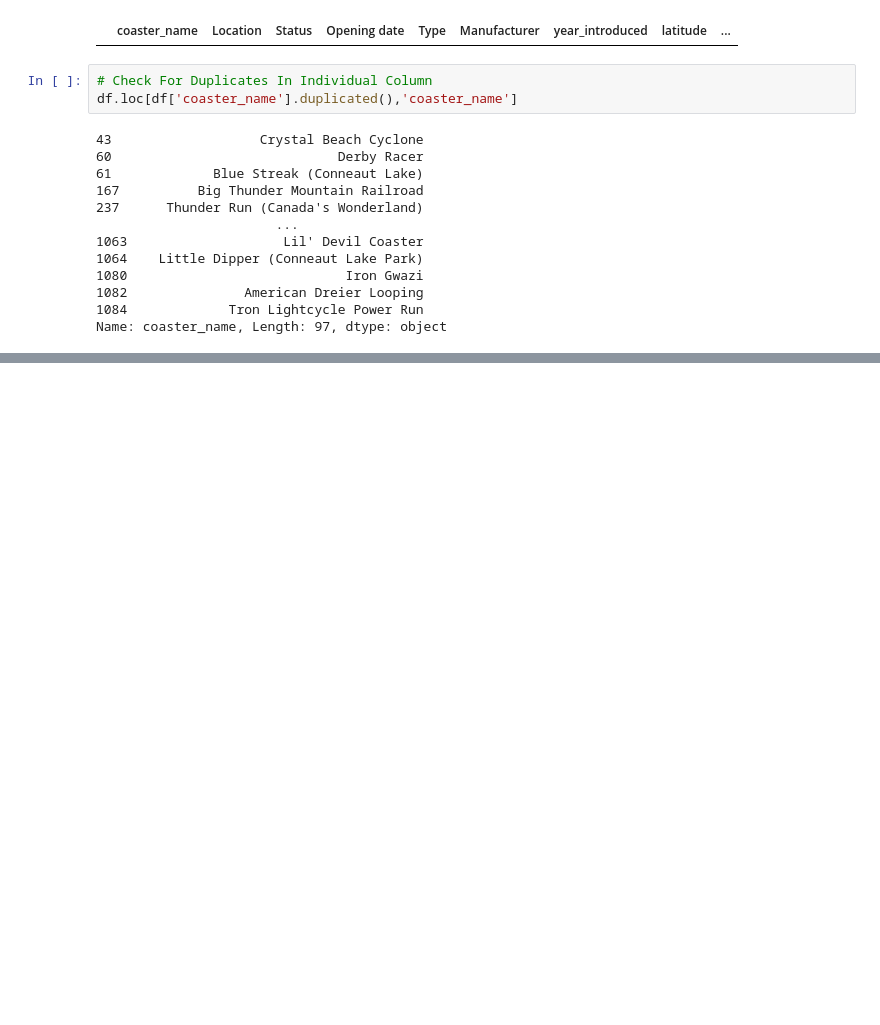
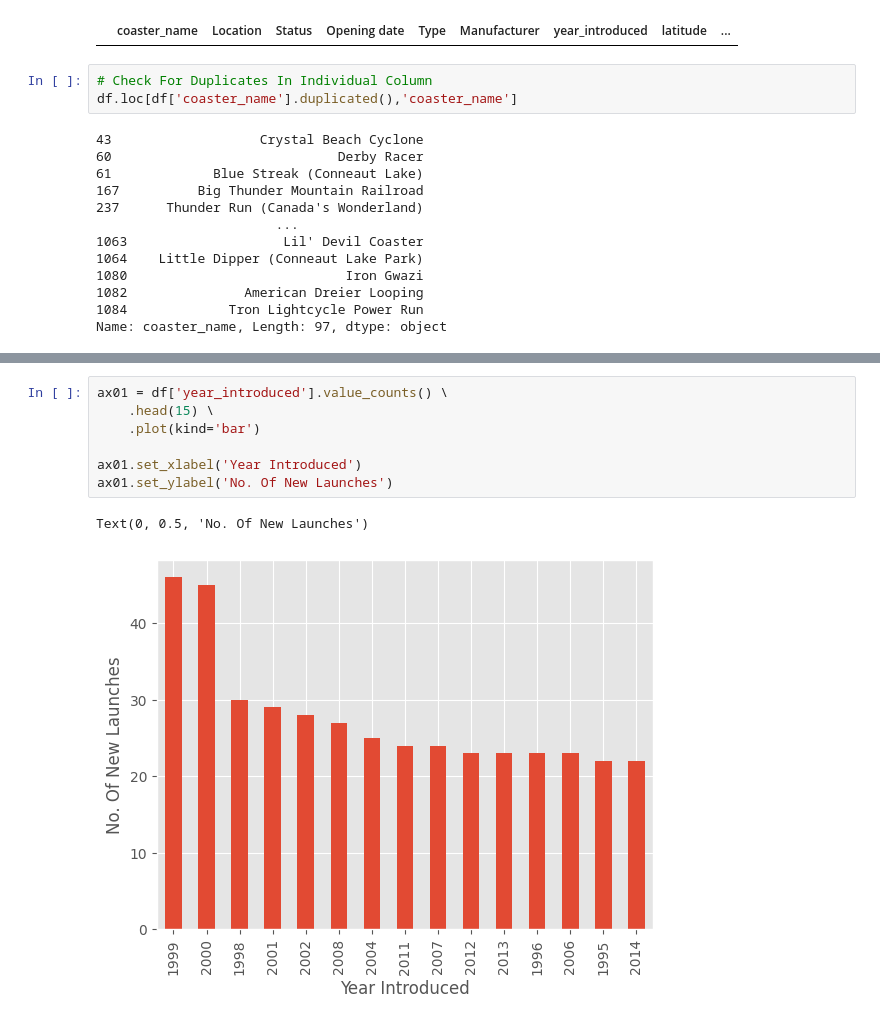
Before and after one commit to akshayyewle/Data-Analytics, a Jupyter notebook: 02 Exploratory Data Analysis - Rob Mulla/Python Code.ipynb, the cells around one changed output, grey strips where cells are left out. Saved outputs shown, nothing was run; the diff lists cells and outputs as text; blank space fills up the shorter version.

```diff
--- a/02 Exploratory Data Analysis - Rob Mulla/Python Code.ipynb
+++ b/02 Exploratory Data Analysis - Rob Mulla/Python Code.ipynb
@@ -227,0 +261,10 @@ df[~df.duplicated(subset=['coaster_name','Location','Opening date','latitude','l
+# %%
+ax01 = df['year_introduced'].value_counts() \
+    .head(15) \
+    .plot(kind='bar')
+
+ax01.set_xlabel('Year Introduced')
+ax01.set_ylabel('No. Of New Launches')
+# %% [output]
+Text(0, 0.5, 'No. Of New Launches')
+[figure, added]
```
Also changed, not shown: parts of 27 cells of this notebook.
